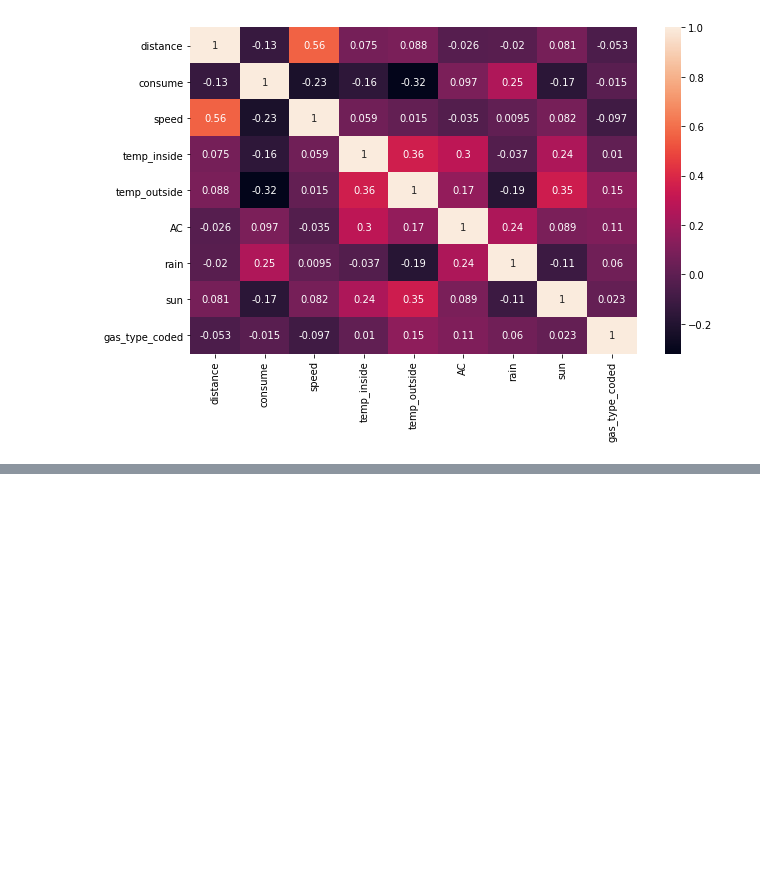
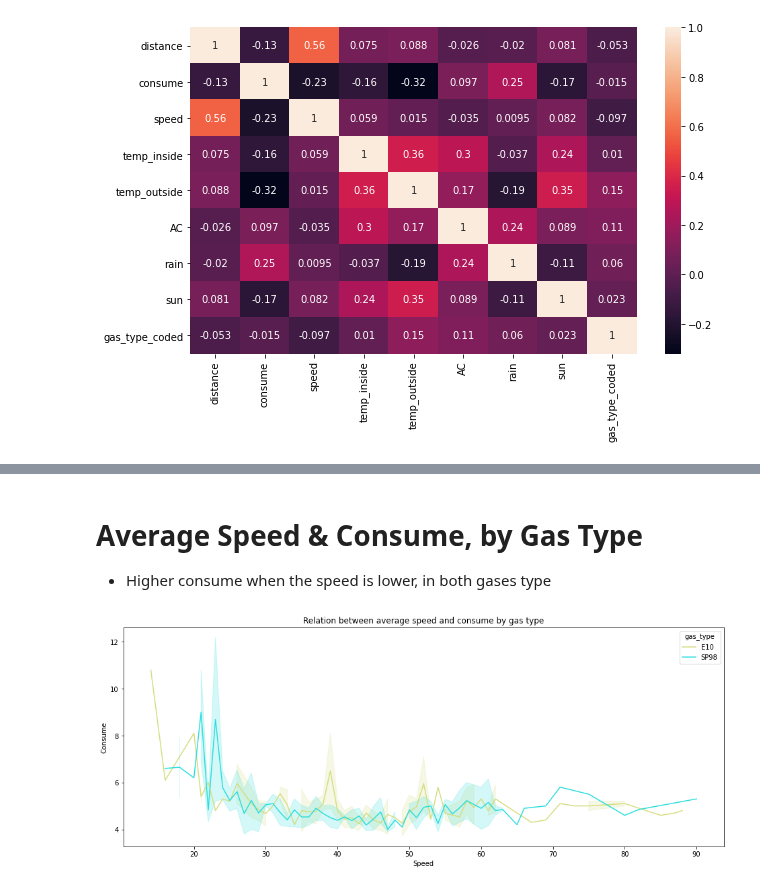
Before and after one commit to VictorRodriguezIronhack/reto_data, a Jupyter notebook: 2- Visualization.ipynb, the cells around one changed output, grey strips where cells are left out. Saved outputs shown, nothing was run; the diff lists cells and outputs as text; code cells hidden in the pictures; blank space fills up the shorter version.

```diff
--- a/2- Visualization.ipynb
+++ b/2- Visualization.ipynb
@@ -59,0 +107,16 @@ box_age.set(xlabel = 'Age',
+# %% [markdown]
+# Average Speed & Consume, by Gas Type
+- Higher consume when the speed is lower, in both gases type
+# %%
+plt.figure(figsize = (16, 6))
+plot_dist_consume = sns.lineplot(x = df.speed,
+                                  y = df.consume,
+                                  hue = df.gas_type,
+                                  palette = 'rainbow_r');
+plot_dist_consume.set(xlabel = 'Speed',
+                      ylabel = 'Consume',
+                      title = 'Relation between average speed and consume by gas type');
+
+plt.show()
+# %% [output]
+[figure, added]
```
Also changed, not shown: parts of 17 cells of this notebook.
